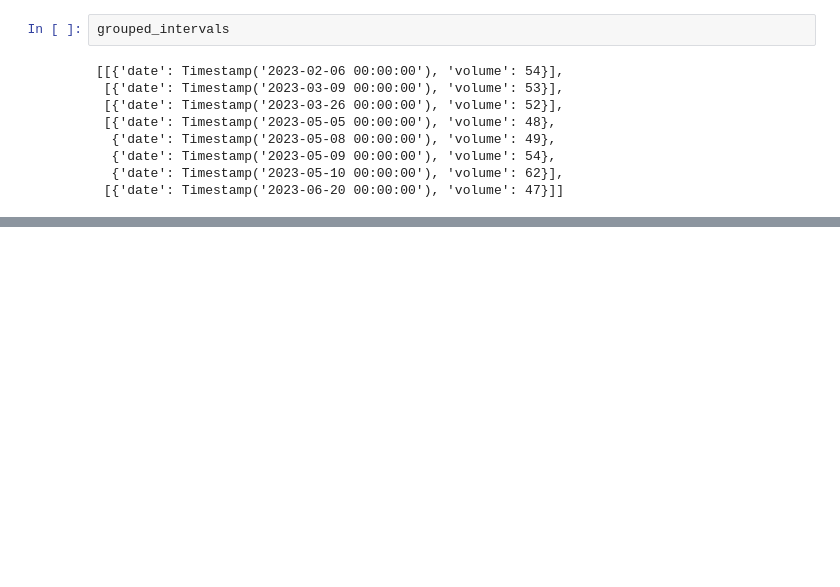
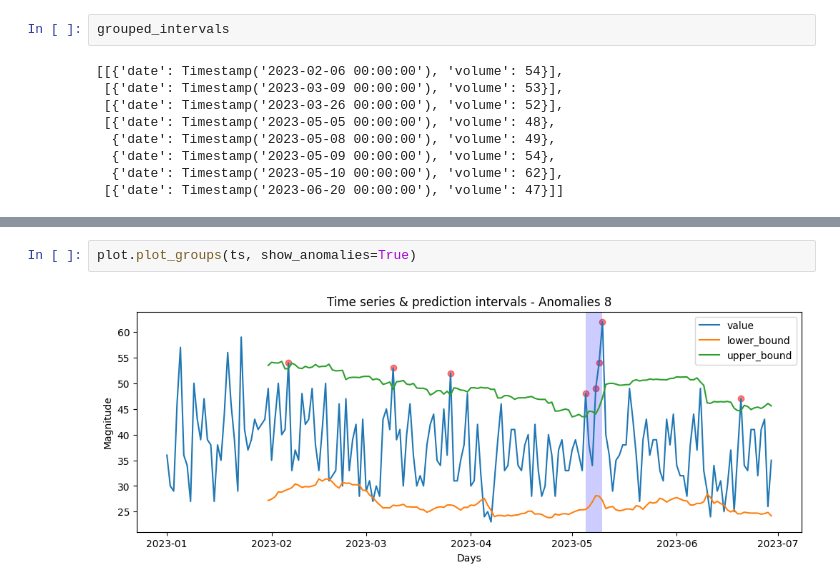
Before and after one commit to thesocialcoin/ds-Alerts, a Jupyter notebook: notebooks/group_anomalies.ipynb, the cells around one changed output, grey strips where cells are left out. Saved outputs shown, nothing was run; the diff lists cells and outputs as text; blank space fills up the shorter version.

Commit message:
modified group_anomalies.ipynb to show plot with colored stripe over alert groups

```diff
--- a/notebooks/group_anomalies.ipynb
+++ b/notebooks/group_anomalies.ipynb
@@ -244,0 +198,4 @@ plt.show()
+# %%
+plot.plot_groups(ts, show_anomalies=True)
+# %% [output]
+[figure, added]
```
Also changed, not shown: parts of 3 cells of this notebook.
